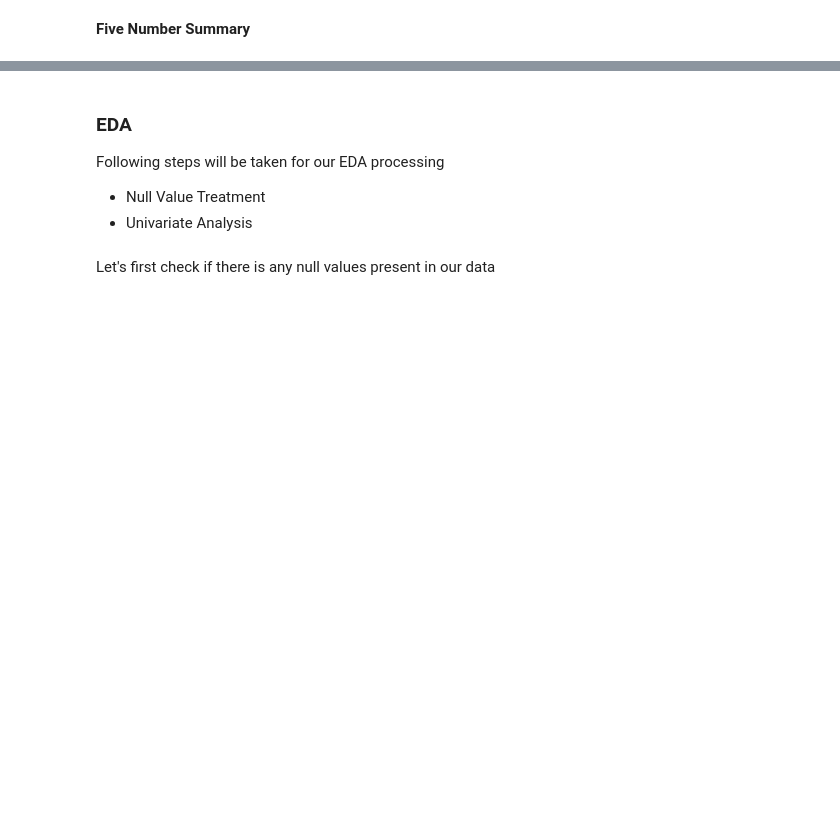
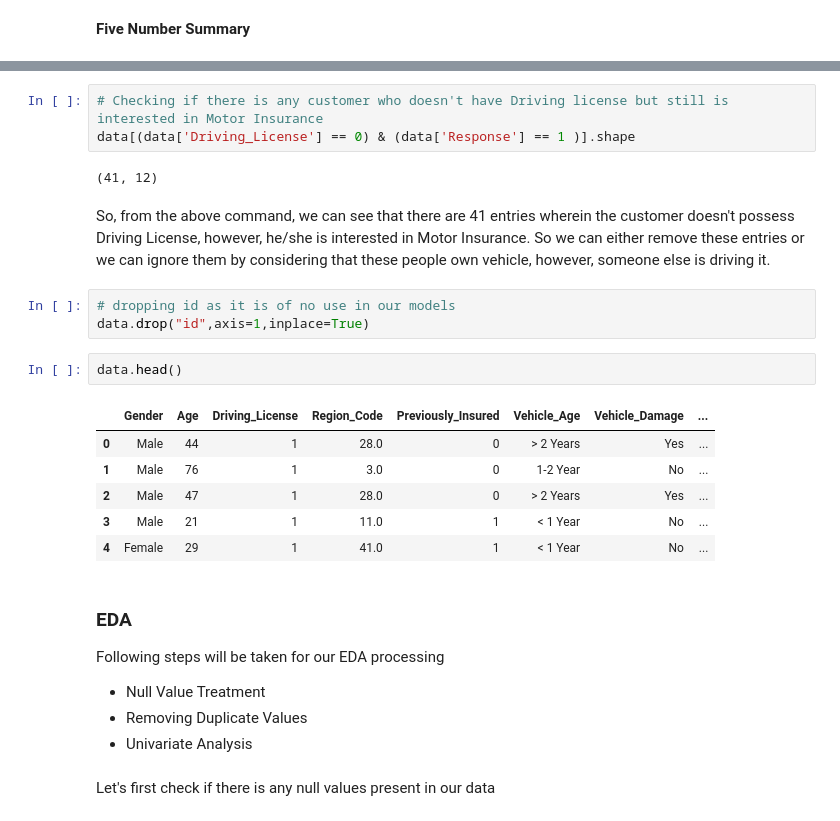
Before and after one commit to agrawalkunal2/insurance-cross_sell, a Jupyter notebook: HEALTH_INSURANCE_CROSS_SELL_PREDICTION.ipynb, the cells around one changed output, grey strips where cells are left out. Drawn from its saved outputs; the diff is of its cells as text; blank space fills up the shorter version.

```diff
--- a/HEALTH_INSURANCE_CROSS_SELL_PREDICTION.ipynb
+++ b/HEALTH_INSURANCE_CROSS_SELL_PREDICTION.ipynb
@@ -128,9 +149,29 @@ So here, we can see "Response" is our dependent variable
+# %%
+# Checking if there is any customer who doesn't have Driving license but still is interested in Motor Insurance
+data[(data['Driving_License'] == 0) & (data['Response'] == 1 )].shape
+# %% [output]
+(41, 12)
+# %% [markdown]
+So, from the above command, we can see that there are 41 entries wherein the customer doesn't possess Driving License, however, he/she is interested in Motor Insurance. So we can either remove these entries or we can ignore them by considering that these people own vehicle, however, someone else is driving it.
+# %%
+# dropping id as it is of no use in our models
+data.drop("id",axis=1,inplace=True)
+# %%
+data.head()
+# %% [output]
+|  | Gender | Age | Driving_License | Region_Code | Previously_Insured | Vehicle_Age | Vehicle_Damage | ... |
+| 0 | Male | 44 | 1 | 28.0 | 0 | > 2 Years | Yes | ... |
+| 1 | Male | 76 | 1 | 3.0 | 0 | 1-2 Year | No | ... |
+| 2 | Male | 47 | 1 | 28.0 | 0 | > 2 Years | Yes | ... |
+| 3 | Male | 21 | 1 | 11.0 | 1 | < 1 Year | No | ... |
+| 4 | Female | 29 | 1 | 41.0 | 1 | < 1 Year | No | ... |
 # %% [markdown]
 ### EDA
 Following steps will be taken for our EDA processing
 
 
 *   Null Value Treatment
+* Removing Duplicate Values
 *   Univariate Analysis
 # %% [markdown]
 Let's first check if there is any null values present in our data
```
Also changed, not shown: parts of 18 cells of this notebook.
